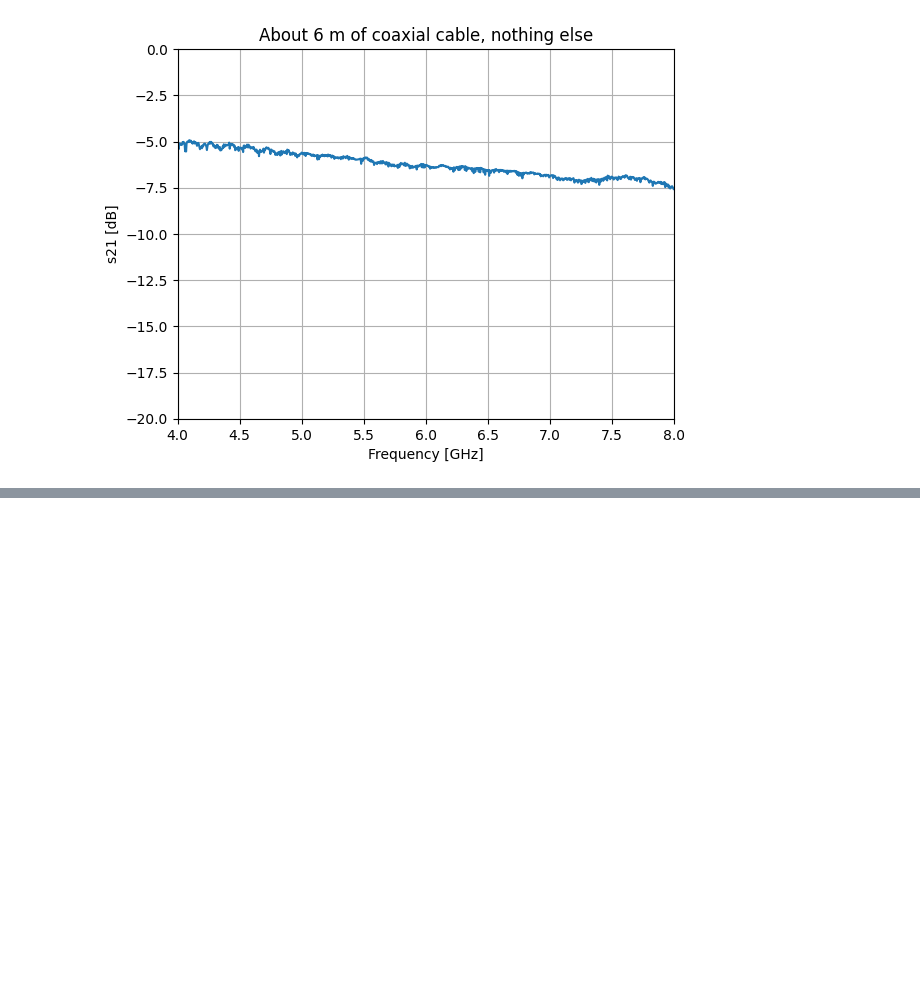
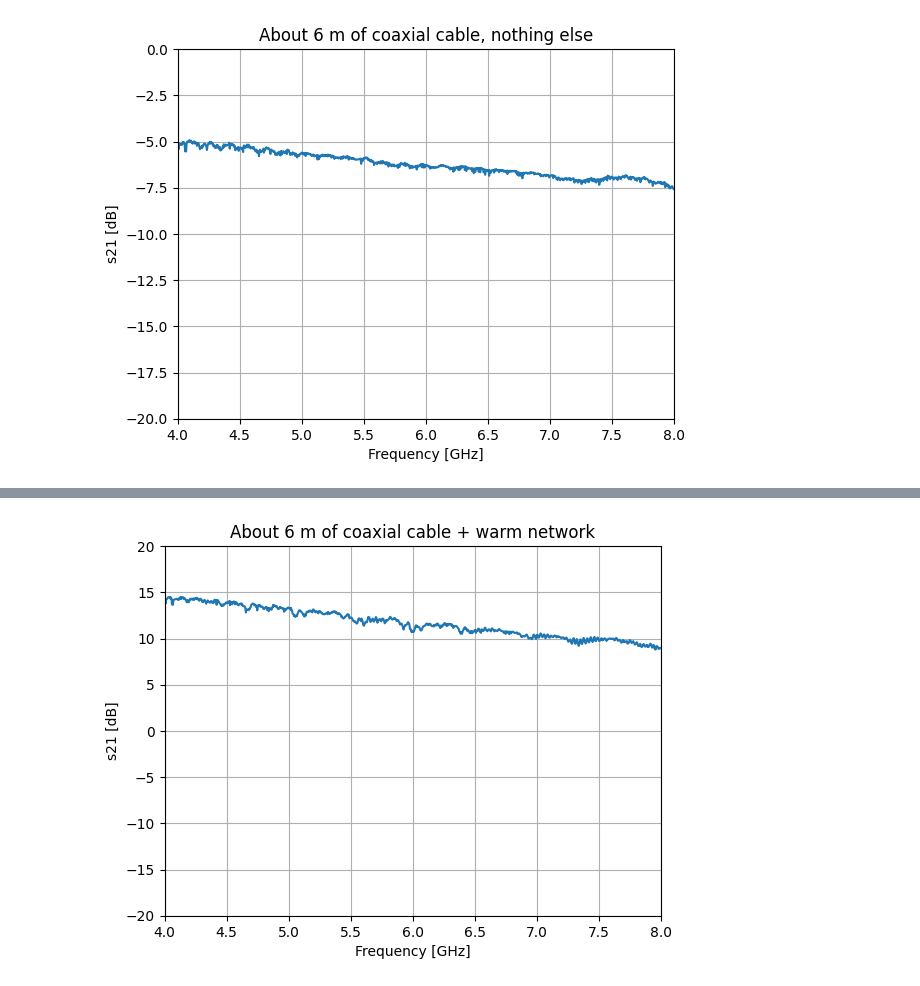
Before and after one commit to lafefspietz/qna-data-summer-2026, a Jupyter notebook: data/room-temperature-tests/room-temperature-tests.ipynb, the cells around one changed output, grey strips where cells are left out. Saved outputs shown, nothing was run; the diff lists cells and outputs as text; code cells hidden in the pictures; blank space fills up the shorter version.

```diff
--- a/data/room-temperature-tests/room-temperature-tests.ipynb
+++ b/data/room-temperature-tests/room-temperature-tests.ipynb
@@ -97,0 +144,15 @@ trace_network.write('six-meter-coax-insertion-loss.s1p')
+# %%
+plt.plot(fghz, trace)
+plt.xlim(fghz[0], fghz[-1])
+plt.ylim(-20, 20)
+plt.grid()
+plt.title('About 6 m of coaxial cable + warm network')
+plt.xlabel('Frequency [GHz]')
+plt.ylabel('s21 [dB]')
+plt.savefig('warm-network-insertion-loss.png', dpi=300, bbox_inches='tight')
+plt.show()
+trace_network.write('warm-network-insertion-loss.s1p')
+with open('warm-network-vna-metadata.json', 'w') as json_file:
+    json.dump(vna_json, json_file, indent=4)
+# %% [output]
+[figure, added]
```
Also changed, not shown: parts of 1 cell of this notebook, 4 other files.
